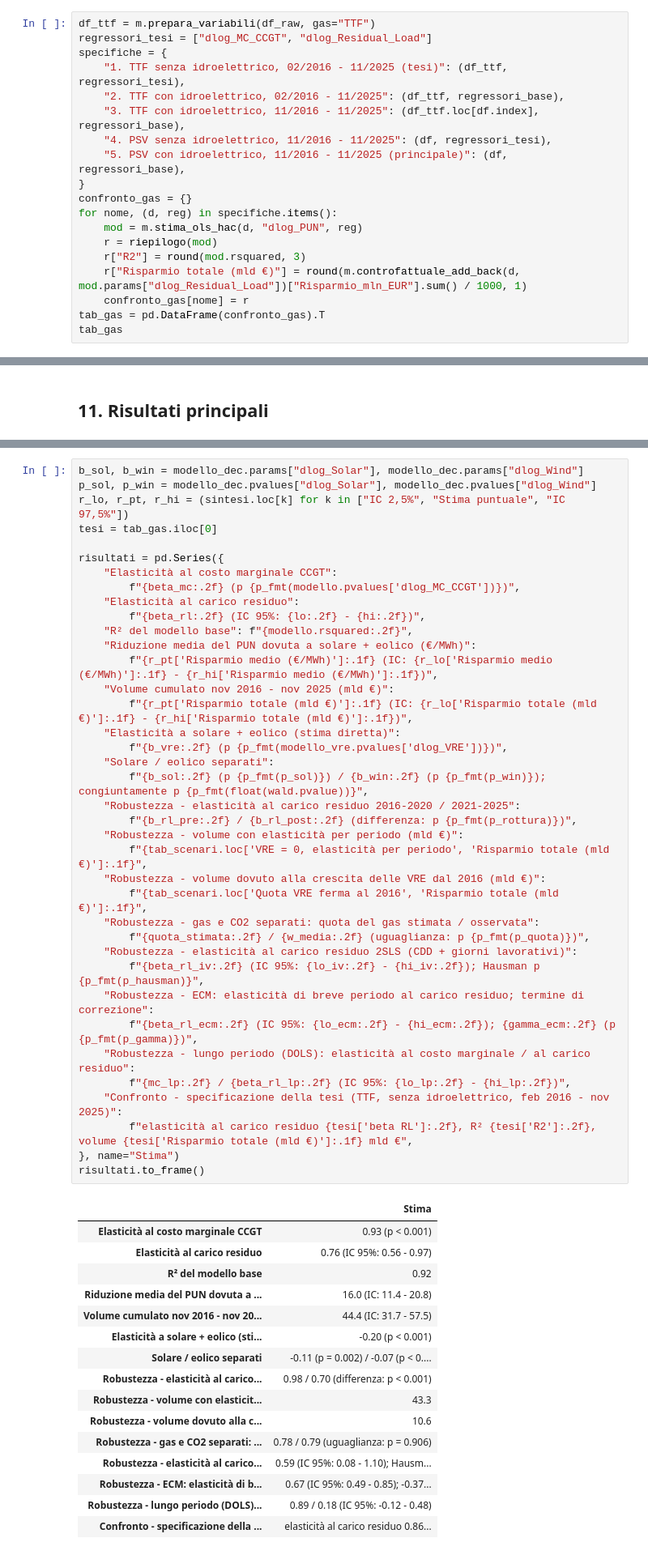
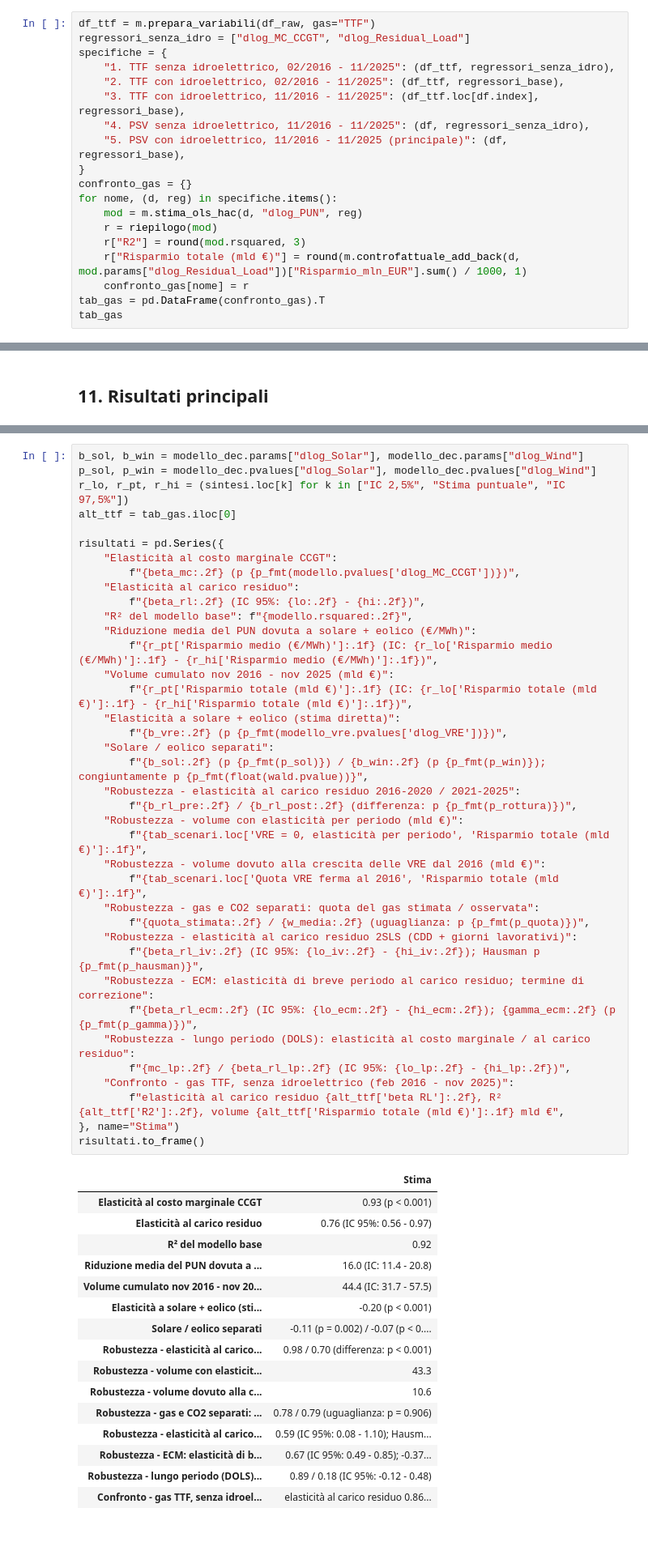
Before and after one commit to Lorenzo-Fabrizio/italian-electricity-price-econometrics, a Jupyter notebook: analisi_PUN.ipynb, the cells around one changed output, grey strips where cells are left out. Shown at 81% size. Saved outputs shown, nothing was run; the diff lists cells and outputs as text.

```diff
--- a/analisi_PUN.ipynb
+++ b/analisi_PUN.ipynb
@@ -738,12 +738,12 @@ Il confronto tra le righe 4 e 5 mostra se il risultato dipende dal controllo per
 Il TTF della World Bank e il PSV del GME differiscono per due motivi: il **mercato** (olandese o italiano) e la **scadenza**. Il TTF della World Bank è vicino al contratto per il mese successivo (*front-month*), mentre il PSV del GME è un prezzo **spot**, come il PUN. Nell'autunno 2022, quando i prezzi a termine erano molto sopra quelli spot, la differenza è stata ampia.
 # %%
 df_ttf = m.prepara_variabili(df_raw, gas="TTF")
-regressori_tesi = ["dlog_MC_CCGT", "dlog_Residual_Load"]
+regressori_senza_idro = ["dlog_MC_CCGT", "dlog_Residual_Load"]
 specifiche = {
-    "1. TTF senza idroelettrico, 02/2016 - 11/2025 (tesi)": (df_ttf, regressori_tesi),
+    "1. TTF senza idroelettrico, 02/2016 - 11/2025": (df_ttf, regressori_senza_idro),
     "2. TTF con idroelettrico, 02/2016 - 11/2025": (df_ttf, regressori_base),
     "3. TTF con idroelettrico, 11/2016 - 11/2025": (df_ttf.loc[df.index], regressori_base),
-    "4. PSV senza idroelettrico, 11/2016 - 11/2025": (df, regressori_tesi),
+    "4. PSV senza idroelettrico, 11/2016 - 11/2025": (df, regressori_senza_idro),
     "5. PSV con idroelettrico, 11/2016 - 11/2025 (principale)": (df, regressori_base),
 }
 confronto_gas = {}
@@ -1039,7 +1039,7 @@ tab_rl.round(2)
 b_sol, b_win = modello_dec.params["dlog_Solar"], modello_dec.params["dlog_Wind"]
 p_sol, p_win = modello_dec.pvalues["dlog_Solar"], modello_dec.pvalues["dlog_Wind"]
 r_lo, r_pt, r_hi = (sintesi.loc[k] for k in ["IC 2,5%", "Stima puntuale", "IC 97,5%"])
-tesi = tab_gas.iloc[0]
+alt_ttf = tab_gas.iloc[0]
 
 risultati = pd.Series({
     "Elasticità al costo marginale CCGT":
@@ -1060,36 +1060,36 @@ risultati = pd.Series({
     "Robustezza - volume con elasticità per periodo (mld €)":
         f"{tab_scenari.loc['VRE = 0, elasticità per periodo', 'Risparmio totale (mld €)']:.1f}",
     "Robustezza - volume dovuto alla crescita delle VRE dal 2016 (mld €)":
         f"{tab_scenari.loc['Quota VRE ferma al 2016', 'Risparmio totale (mld €)']:.1f}",
     "Robustezza - gas e CO2 separati: quota del gas stimata / osservata":
         f"{quota_stimata:.2f} / {w_media:.2f} (uguaglianza: p {p_fmt(p_quota)})",
     "Robustezza - elasticità al carico residuo 2SLS (CDD + giorni lavorativi)":
         f"{beta_rl_iv:.2f} (IC 95%: {lo_iv:.2f} - {hi_iv:.2f}); Hausman p {p_fmt(p_hausman)}",
     "Robustezza - ECM: elasticità di breve periodo al carico residuo; termine di correzione":
         f"{beta_rl_ecm:.2f} (IC 95%: {lo_ecm:.2f} - {hi_ecm:.2f}); {gamma_ecm:.2f} (p {p_fmt(p_gamma)})",
     "Robustezza - lungo periodo (DOLS): elasticità al costo marginale / al carico residuo":
         f"{mc_lp:.2f} / {beta_rl_lp:.2f} (IC 95%: {lo_lp:.2f} - {hi_lp:.2f})",
-    "Confronto - specificazione della tesi (TTF, senza idroelettrico, feb 2016 - nov 2025)":
-        f"elasticità al carico residuo {tesi['beta RL']:.2f}, R² {tesi['R2']:.2f}, volume {tesi['Risparmio totale (mld €)']:.1f} mld €",
+    "Confronto - gas TTF, senza idroelettrico (feb 2016 - nov 2025)":
+        f"elasticità al carico residuo {alt_ttf['beta RL']:.2f}, R² {alt_ttf['R2']:.2f}, volume {alt_ttf['Risparmio totale (mld €)']:.1f} mld €",
 }, name="Stima")
 risultati.to_frame()
 # %% [output]
 |  | Stima |
 | Elasticità al costo marginale CCGT | 0.93 (p < 0.001) |
 | Elasticità al carico residuo | 0.76 (IC 95%: 0.56 - 0.97) |
 | R² del modello base | 0.92 |
 | Riduzione media del PUN dovuta a ... | 16.0 (IC: 11.4 - 20.8) |
 | Volume cumulato nov 2016 - nov 20... | 44.4 (IC: 31.7 - 57.5) |
 | Elasticità a solare + eolico (sti... | -0.20 (p < 0.001) |
 | Solare / eolico separati | -0.11 (p = 0.002) / -0.07 (p < 0.... |
 | Robustezza - elasticità al carico... | 0.98 / 0.70 (differenza: p < 0.001) |
 | Robustezza - volume con elasticit... | 43.3 |
 | Robustezza - volume dovuto alla c... | 10.6 |
 | Robustezza - gas e CO2 separati: ... | 0.78 / 0.79 (uguaglianza: p = 0.906) |
 | Robustezza - elasticità al carico... | 0.59 (IC 95%: 0.08 - 1.10); Hausm... |
 | Robustezza - ECM: elasticità di b... | 0.67 (IC 95%: 0.49 - 0.85); -0.37... |
 | Robustezza - lungo periodo (DOLS)... | 0.89 / 0.18 (IC 95%: -0.12 - 0.48) |
-| Confronto - specificazione della ... | elasticità al carico residuo 0.86... |
+| Confronto - gas TTF, senza idroel... | elasticità al carico residuo 0.86... |
 # %% [markdown]
 ## 12. Conclusioni e limiti
 
```
Also changed, not shown: parts of 9 cells of this notebook, 4 other files.
